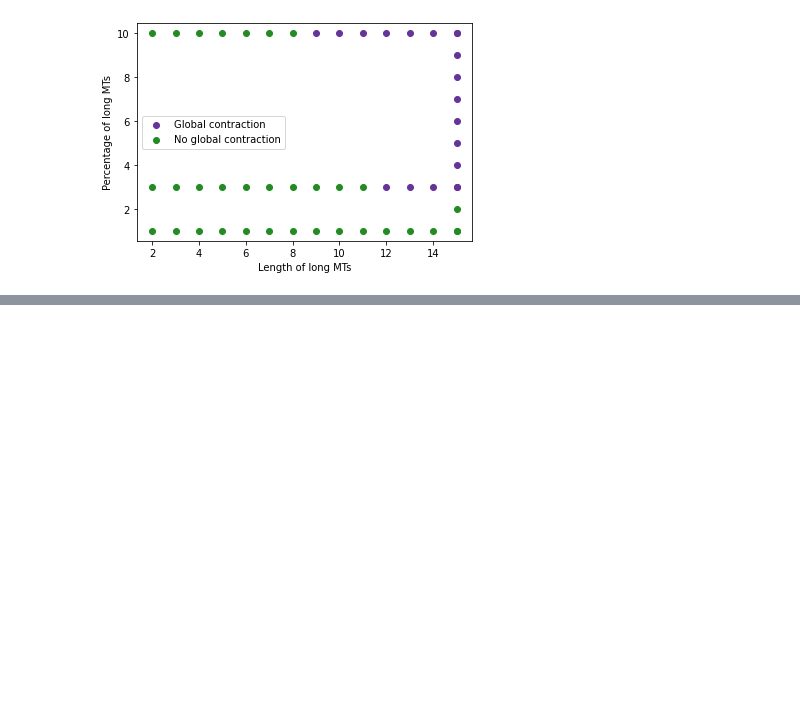
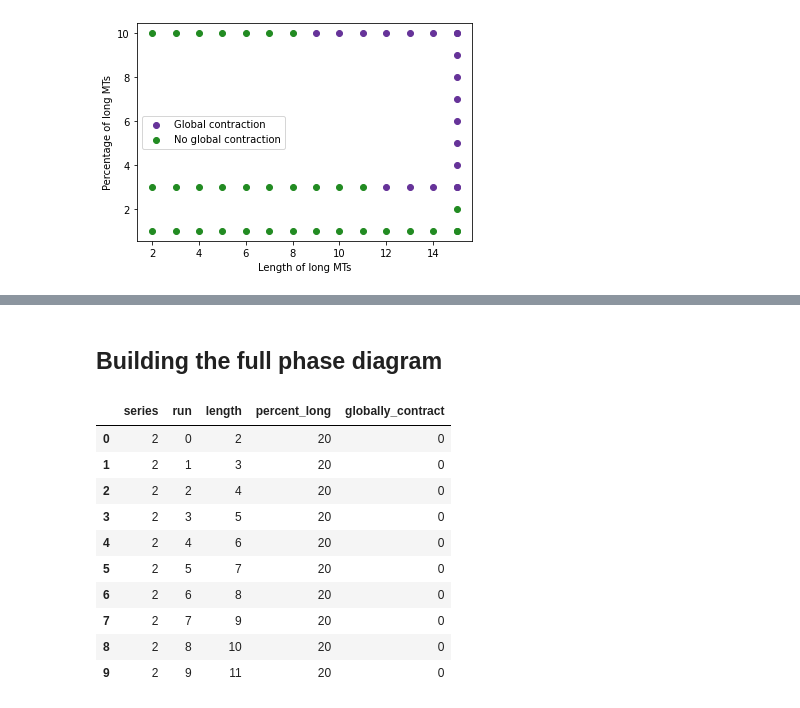
Before and after one commit to shichenliu97/active-matters-programmed-phase-transition, a Jupyter notebook: analysis/percolation-phases.ipynb, the cells around one changed output, grey strips where cells are left out. Cells and saved outputs as stored; diff of their text form; code cells hidden in the pictures; blank space fills up the shorter version.

```diff
--- a/analysis/percolation-phases.ipynb
+++ b/analysis/percolation-phases.ipynb
@@ -91,0 +114,2 @@ df = df.assign(in_aster_frac=col.values)
+# %% [markdown]
+## Building the full phase diagram
@@ -91,0 +132,14 @@ df = df.assign(in_aster_frac=col.values)
+# %%
+df.head(10)
+# %% [output]
+|  | series | run | length | percent_long | globally_contract |
+| 0 | 2 | 0 | 2 | 20 | 0 |
+| 1 | 2 | 1 | 3 | 20 | 0 |
+| 2 | 2 | 2 | 4 | 20 | 0 |
+| 3 | 2 | 3 | 5 | 20 | 0 |
+| 4 | 2 | 4 | 6 | 20 | 0 |
+| 5 | 2 | 5 | 7 | 20 | 0 |
+| 6 | 2 | 6 | 8 | 20 | 0 |
+| 7 | 2 | 7 | 9 | 20 | 0 |
+| 8 | 2 | 8 | 10 | 20 | 0 |
+| 9 | 2 | 9 | 11 | 20 | 0 |
```
Also changed, not shown: parts of 25 cells of this notebook, 7 other files.
